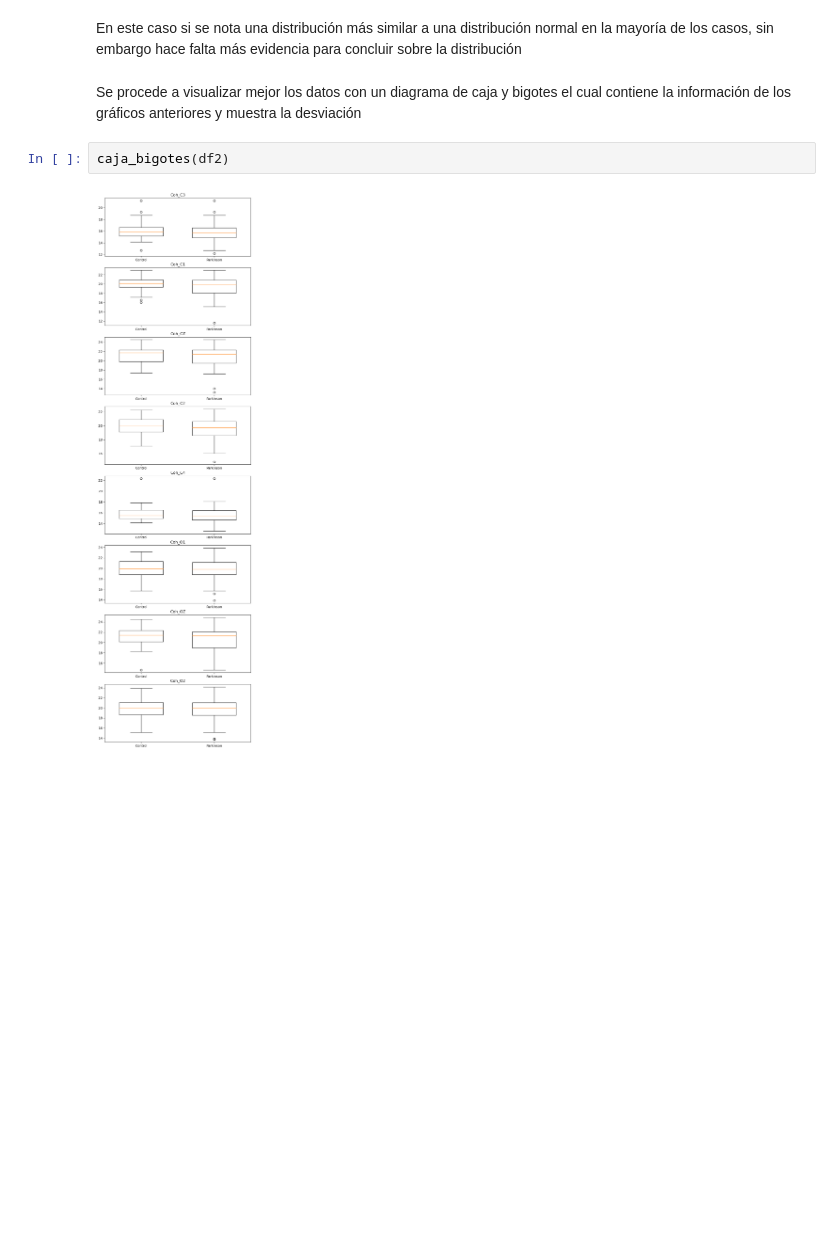
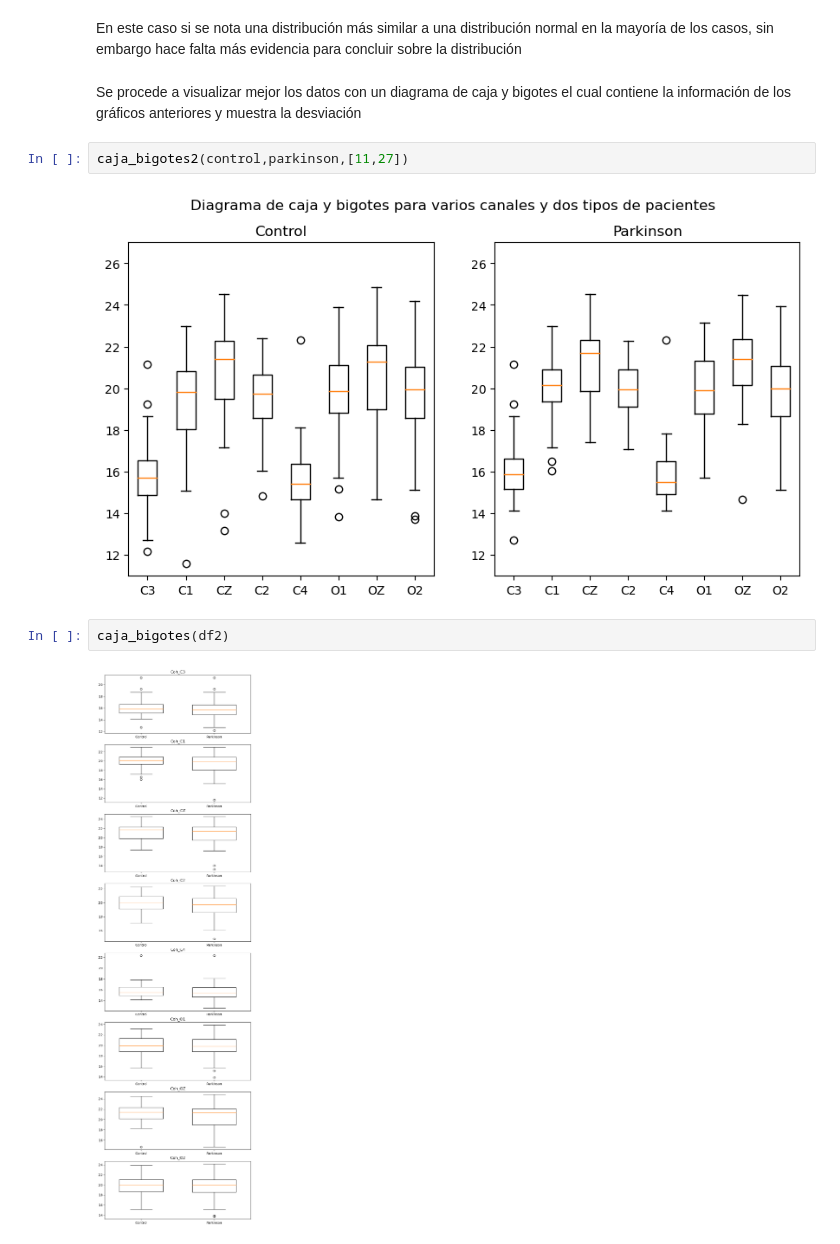
Before and after one commit to Astolfo2332/Parkinson_difference, a Jupyter notebook: Proyecto 2/Proyecto_2.ipynb, the cells around one changed output. Saved outputs shown, nothing was run; the diff lists cells and outputs as text; blank space fills up the shorter version.

```diff
--- a/Proyecto 2/Proyecto_2.ipynb
+++ b/Proyecto 2/Proyecto_2.ipynb
@@ -915,6 +923,10 @@ grafhist(parkinson)
 En este caso si se nota una distribución más similar a una distribución normal en la mayoría de los casos, sin embargo hace falta más evidencia para concluir sobre la distribución
 # %% [markdown]
 Se procede a visualizar mejor los datos con un diagrama de caja y bigotes el cual contiene la información de los gráficos anteriores y muestra la desviación
+# %%
+caja_bigotes2(control,parkinson,[11,27])
+# %% [output]
+[figure, added]
 # %%
 caja_bigotes(df2)
 # %% [output]
```
Also changed, not shown: parts of 4 cells of this notebook.
